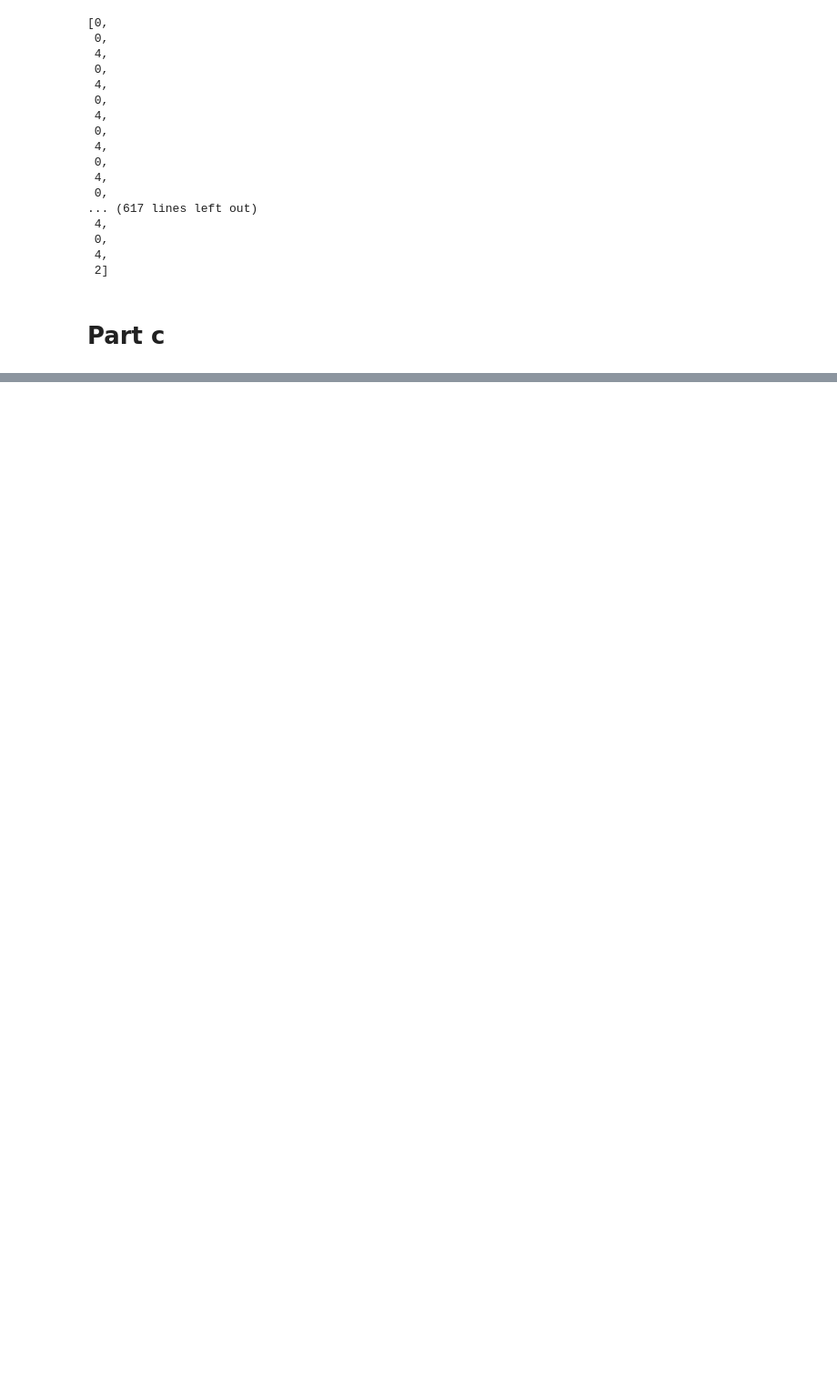
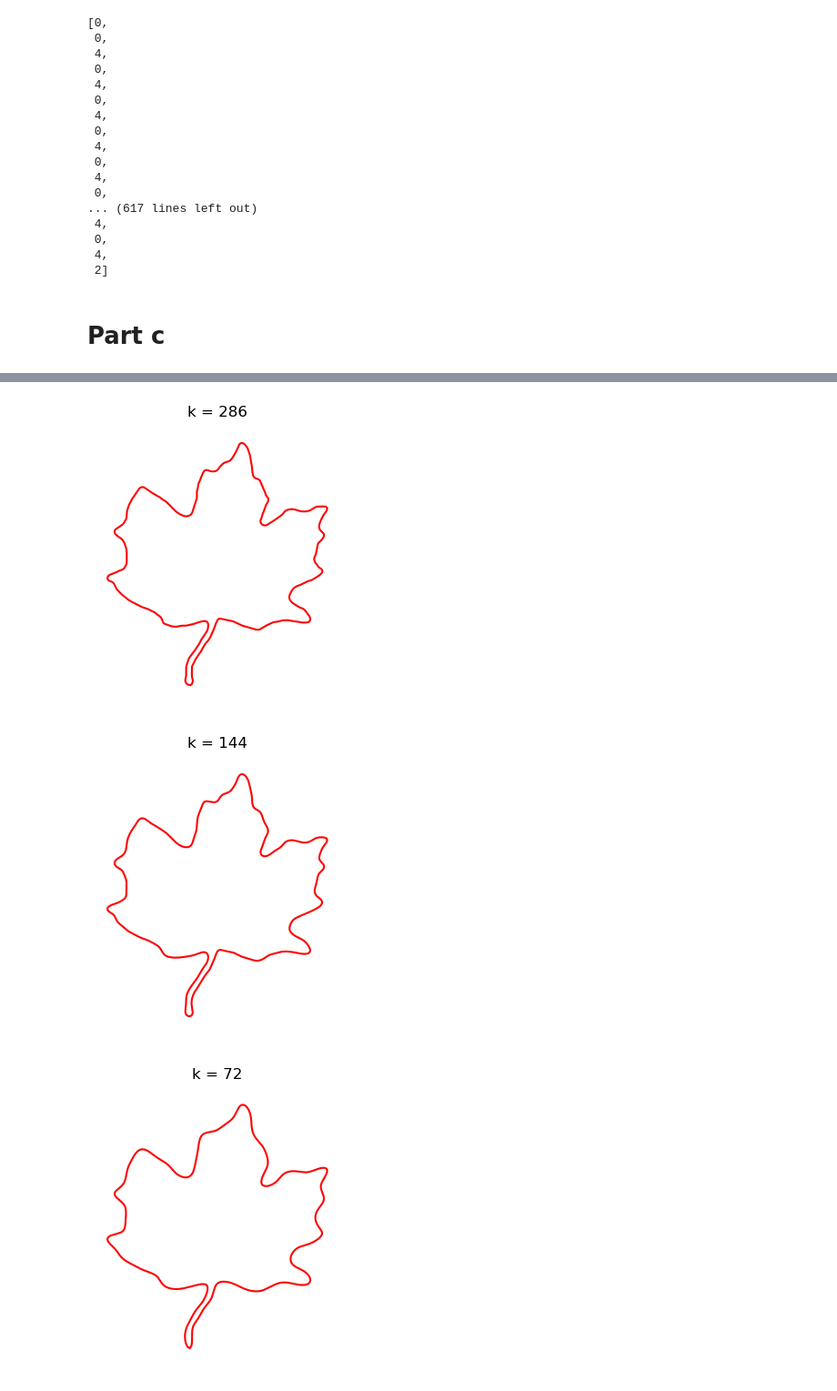
Before and after one commit to mjmousavi97/Image-processing-TehranUni-2025, a Jupyter notebook: DIP-HW9/src/Q2.ipynb, the cells around one changed output, grey strips where cells are left out. Shown at 91% size. Saved outputs shown, nothing was run; the diff lists cells and outputs as text; code cells hidden in the pictures; blank space fills up the shorter version.

```diff
--- a/DIP-HW9/src/Q2.ipynb
+++ b/DIP-HW9/src/Q2.ipynb
@@ -291,0 +277,26 @@ plt.show()
+# %%
+nums = [286, 144, 72, 36, 18, 8]
+
+for i, num in enumerate(nums):
+    selected = fft_boundary[:num]
+    fft_copy = np.zeros_like(fft_boundary)
+
+    fft_copy[:num//2] = fft_boundary[:num//2]
+    fft_copy[-num//2:] = fft_boundary[-num//2:]
+    approx_ifft = np.fft.ifft(fft_copy)
+
+    real_approx = np.real(approx_ifft)
+    imag_approx = np.imag(approx_ifft)
+
+    approx = np.vstack([real_approx, imag_approx]).T
+
+    plt.figure(figsize=(24, 4))
+    plt.subplot(1,len(nums),i+1)
+    plt.plot(approx[:,1], -approx[:,0], 'r-')
+    plt.title(f"k = {num}")
+    plt.axis('equal')
+    plt.axis('off')
+# %% [output]
+[figure, added]
+[figure, added]
+[figure, added]
```
Also changed, not shown: parts of 5 cells of this notebook.
